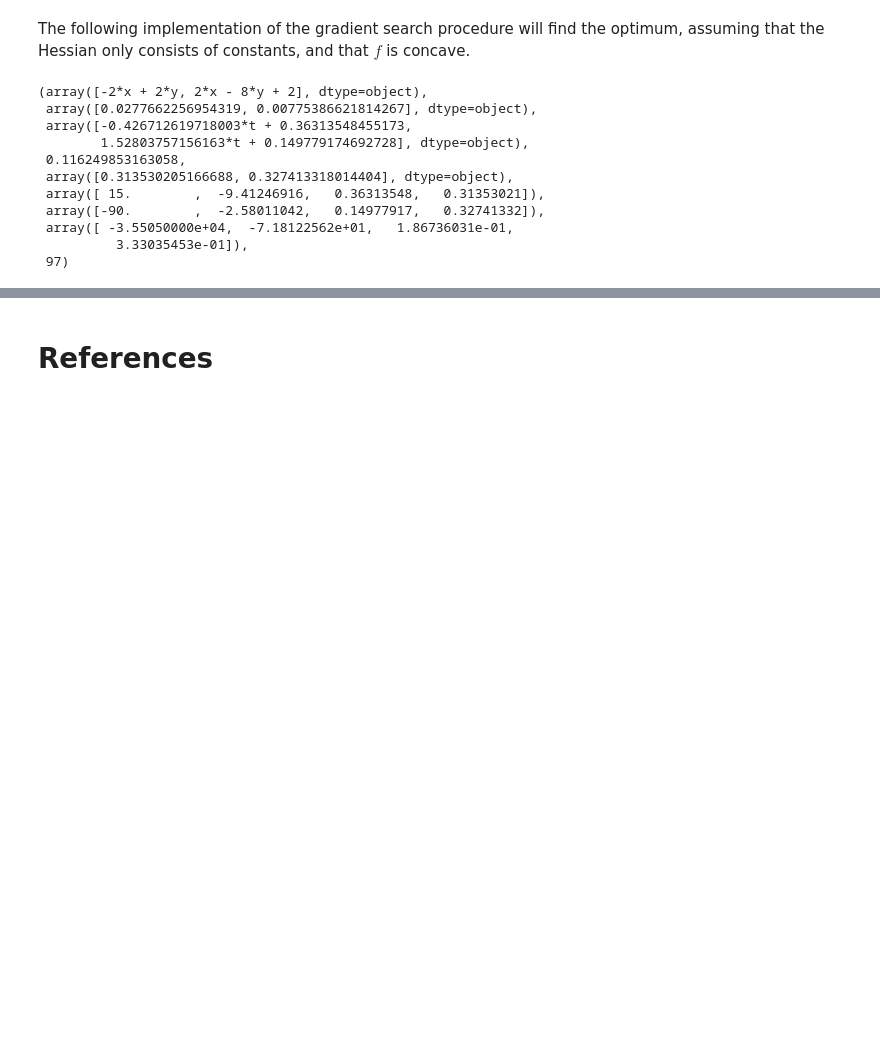
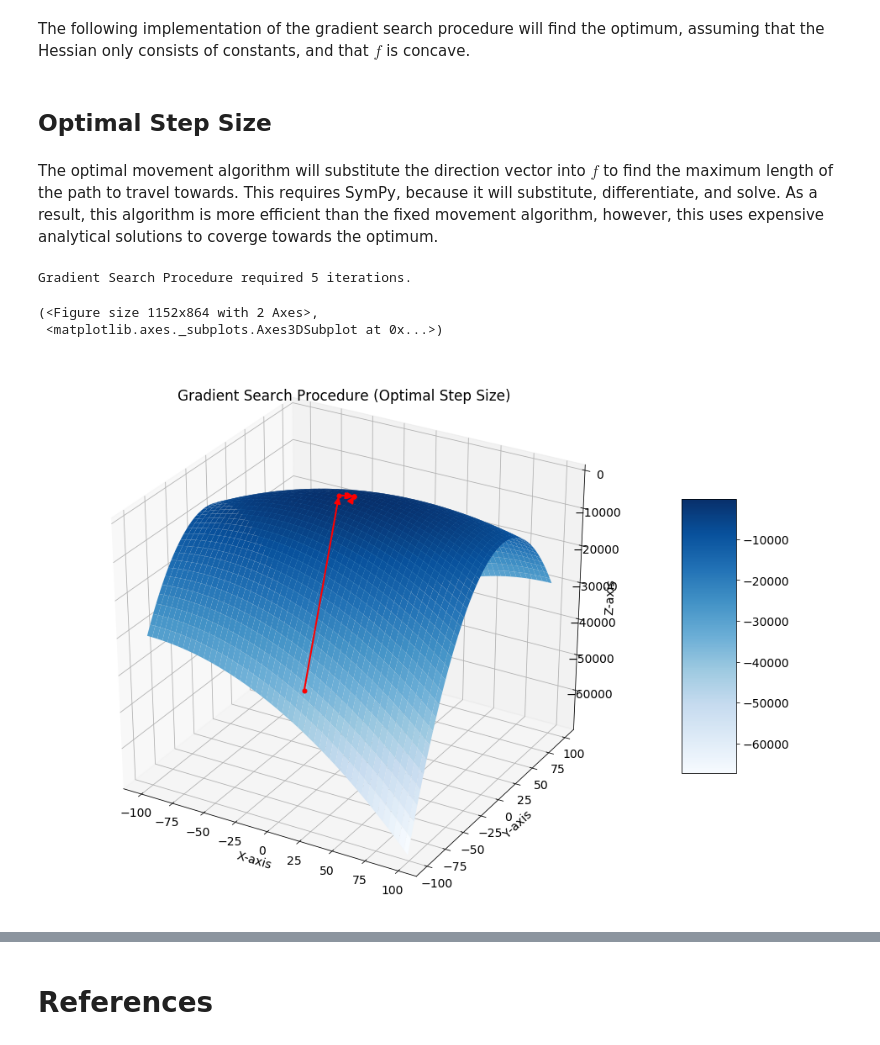
Before and after one commit to darkeclipz/or, a Jupyter notebook: nlp/Multivariable unconstrained optimization.ipynb, the cells around one changed output, grey strips where cells are left out. Cells and saved outputs as stored; diff of their text form; code cells hidden in the pictures; blank space fills up the shorter version.

```diff
--- a/nlp/Multivariable unconstrained optimization.ipynb
+++ b/nlp/Multivariable unconstrained optimization.ipynb
@@ -197,12 +204,17 @@ plot3d(f, lim=lim, path=[[0, 0, .5, 1],[0, 1/2, .5, 1],
 # Algorithm implementation
 # %% [markdown]
 The following implementation of the gradient search procedure will find the optimum, assuming that the Hessian only consists of constants, and that $f$ is concave.
+# %% [markdown]
+## Optimal Step Size
+# %% [markdown]
+The optimal movement algorithm will substitute the direction vector into $f$ to find the maximum length of the path to travel towards. This requires SymPy, because it will substitute, differentiate, and solve. As a result, this algorithm is more efficient than the fixed movement algorithm, however, this uses expensive analytical solutions to coverge towards the optimum.
 # %%
 # function with powers higher than two are not supported.
 f = lambda x1,x2: 2*x1*x2 + 2*x2 - x1**2 - 4*x2**2
+#f = lambda x,y: x**2+5*y**2+x**2*y+2*y**2
 
 # check if the hessian is positive.
-if hessian(f).det() < 0: raise ValueError('negative hessian!')
+#if hessian(f).det() < 0: raise ValueError('negative hessian!')
 
 # create a sympy equation from f
 x, y, t = symbols('x y t')
@@ -212,7 +224,7 @@ f_alg = f(x,y)
 lim = (-100,100)
 
 # max error
-eps = 1
+eps = 0.01
 
 # initial trial solution x'
 xp = np.array([15, -90])
@@ -228,46 +240,37 @@ u = np.array([g.subs(x,xp[0]).subs(y,xp[1]) for g in grad])
 
 # in case it takes forever
 bail = 100
 
 # keep iterating while the partials are not (near) zero.
 while (abs(u[0]) > eps or abs(u[1]) > eps) and bail > 0:
 
     d = xp + t * u # multiply t into the gradient vector
     tp = solve(f(d[0], d[1]).diff(t))[0].evalf() # substitute the
                                                  # gradient vector
                                                  # into f, diff, and
                                                  # solve for t.
     xp = xp + tp*u  # set x' to the new x'
 
     # append path for plotting
     xs.append(xp[0]); ys.append(xp[1]); zs.append(f(xp[0], xp[1]))
 
     # calculate the gradient at x'
     u = np.array([g.subs(x,xp[0]).subs(y,xp[1]) for g in grad])
 
     bail -= 1 # in case it takes forever
 
 # force casting to float64
 xs = np.array(xs, dtype='float64')
 ys = np.array(ys, dtype='float64')
 zs = np.array(zs, dtype='float64')
 
+print('Gradient Search Procedure required {} iterations.'.format(len(xs)))
+
 # plot as a surface with the path
 plot3d(f, lim=lim, path=[xs,ys,zs],
-       title='Gradient Search Procedure', detail=1)
-
-# show all the variables
-f, 'concave: {}'.format(is_concave(f)), f_alg, lim, xp,
-grad, u, d, tp, xp, xs, ys, zs, bail
+       title='Gradient Search Procedure (Optimal Step Size)', detail=1)
 # %% [output]
-(array([-2*x + 2*y, 2*x - 8*y + 2], dtype=object),
- array([0.0277662256954319, 0.00775386621814267], dtype=object),
- array([-0.426712619718003*t + 0.36313548455173,
-        1.52803757156163*t + 0.149779174692728], dtype=object),
- 0.116249853163058,
- array([0.313530205166688, 0.327413318014404], dtype=object),
- array([ 15.        ,  -9.41246916,   0.36313548,   0.31353021]),
- array([-90.        ,  -2.58011042,   0.14977917,   0.32741332]),
- array([ -3.55050000e+04,  -7.18122562e+01,   1.86736031e-01,
-          3.33035453e-01]),
- 97)
+Gradient Search Procedure required 5 iterations.
+(<Figure size 1152x864 with 2 Axes>,
+ <matplotlib.axes._subplots.Axes3DSubplot at 0x...>)
+[figure, added]
```
Also changed, not shown: parts of 11 cells of this notebook, 1 other file.
